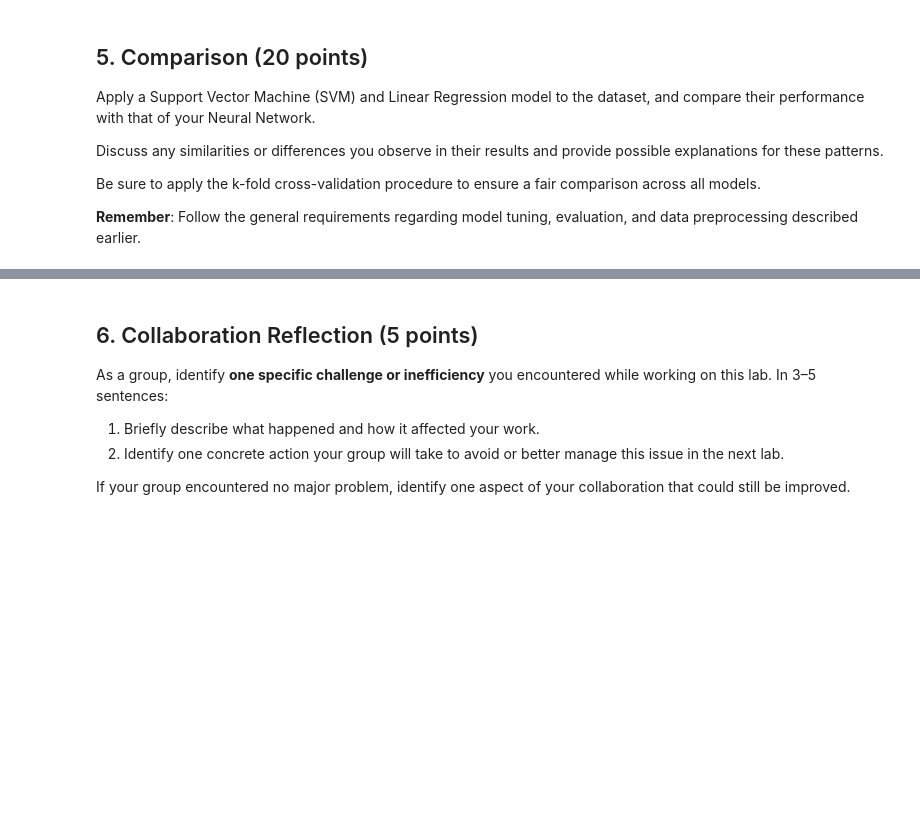
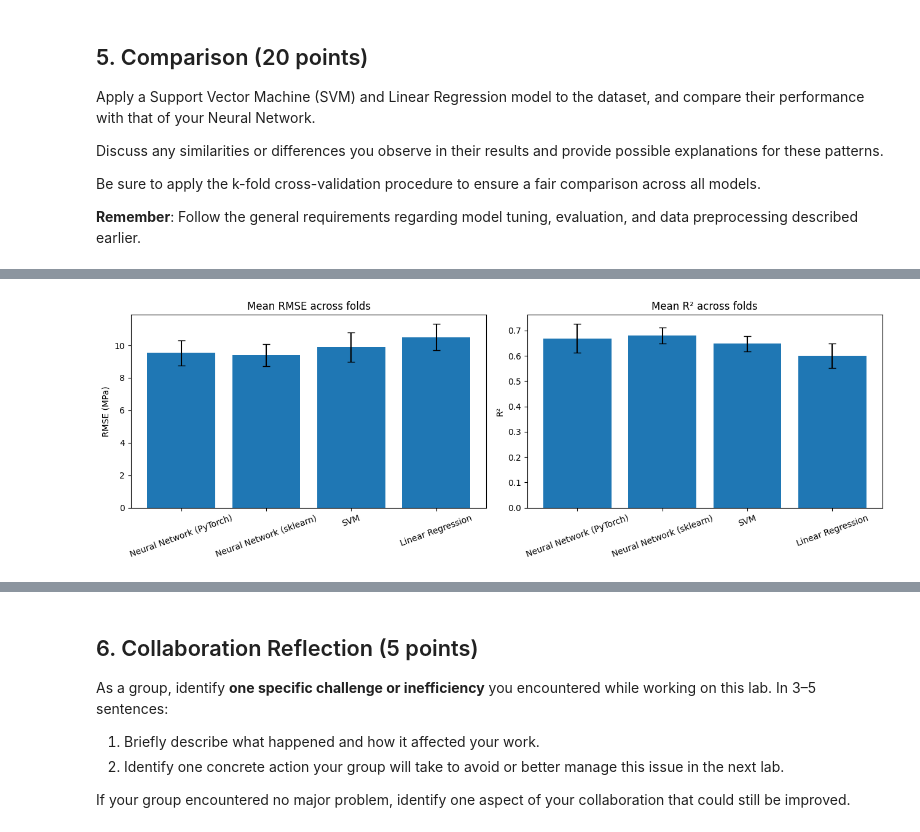
Before and after one commit to james-torgerson/ds4021_lab05, a Jupyter notebook: 05-neural-networks-real-data.ipynb, the cells around one changed output, grey strips where cells are left out. Cells and saved outputs as stored; diff of their text form; code cells hidden in the pictures; blank space fills up the shorter version.

```diff
--- a/05-neural-networks-real-data.ipynb
+++ b/05-neural-networks-real-data.ipynb
@@ -416,0 +446,6 @@ Be sure to apply the k-fold cross-validation procedure to ensure a fair comparis
+# %%
+# train and evaluate SVM with RBF kernel
+svm_mse, svm_rmse, svm_r2 = fitted_model(lambda: SVR(kernel='rbf'), X_np, y_np, kf, "SVM (RBF)")
+
+# train and evaluate linear regression with RBF kernel
+lr_mse,  lr_rmse,  lr_r2  = fitted_model(lambda: LinearRegression(), X_np, y_np, kf, "Linear Regression")
@@ -416,0 +468,24 @@ Be sure to apply the k-fold cross-validation procedure to ensure a fair comparis
+# %%
+# compare to neural network
+
+# make dictionary that stores performance metrics for all four models
+results = {
+    "Neural Network (PyTorch)": (fold_mse, fold_rmse, fold_r2),
+    "Neural Network (sklearn)": (sk_mse, sk_rmse, sk_r2),
+    "SVM": (svm_mse, svm_rmse, svm_r2),
+    "Linear Regression": (lr_mse, lr_rmse, lr_r2),
+}
+
+# make table that summarizes each model's performance
+summary = pd.DataFrame({
+    name: {"MSE (mean)": np.mean(m), "MSE (std)": np.std(m),
+           "RMSE (mean)": np.mean(rm),
+           "R\u00b2 (mean)": np.mean(r), "R\u00b2 (std)": np.std(r)}
+    for name, (m, rm, r) in results.items()
+}).T.round(3)
+display(summary)
+
+# make table with r^2 values for each fold
+per_fold = pd.DataFrame({name: r for name, (_, _, r) in results.items()},
+                        index=[f"Fold {i}" for i in range(1, 6)]).round(3)
+display(per_fold)
@@ -416,0 +504,17 @@ Be sure to apply the k-fold cross-validation procedure to ensure a fair comparis
+# %%
+# plots to compare average RMSE and r^2 for each model
+fig, axes = plt.subplots(1, 2, figsize=(13, 4.5))
+names = list(results)
+
+axes[0].bar(names, [np.mean(results[n][1]) for n in names],
+            yerr=[np.std(results[n][1]) for n in names], capsize=4)
+axes[0].set_ylabel("RMSE (MPa)"); axes[0].set_title("Mean RMSE across folds")
+axes[1].bar(names, [np.mean(results[n][2]) for n in names],
+            yerr=[np.std(results[n][2]) for n in names], capsize=4)
+axes[1].set_ylabel("R\u00b2"); axes[1].set_title("Mean R\u00b2 across folds")
+
+for ax in axes:
+    ax.tick_params(axis="x", rotation=20)
+plt.tight_layout(); plt.show()
+# %% [output]
+[figure, added]
```
Also changed, not shown: parts of 10 cells of this notebook.
